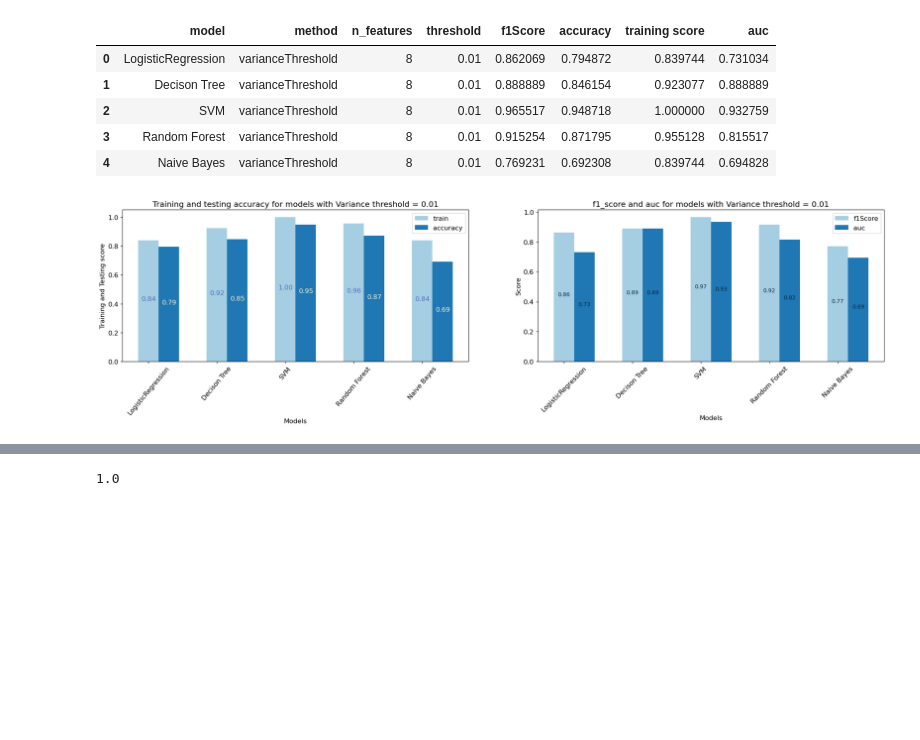
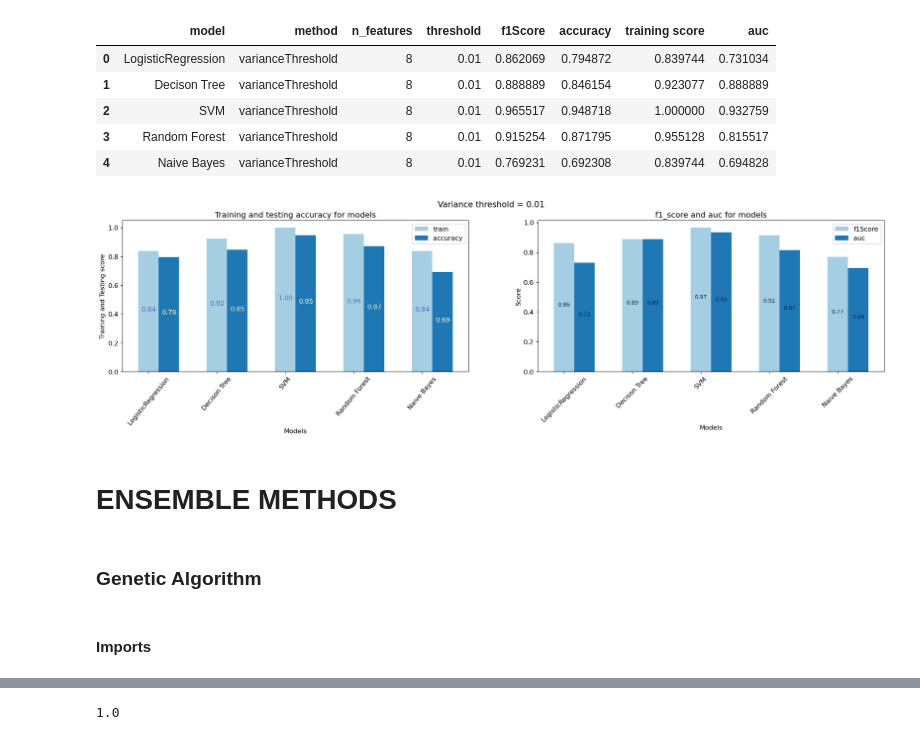
Before and after one commit to rlreshika/Parkinson-Disease-Prediction-using-Support-Vector-Classifier, a Jupyter notebook: main.ipynb, the cells around one changed output, grey strips where cells are left out. Cells and saved outputs as stored; diff of their text form; code cells hidden in the pictures; blank space fills up the shorter version.

Commit message:
Added genetic algorith and managed some cells

```diff
--- a/main.ipynb
+++ b/main.ipynb
@@ -483,7 +481,7 @@ df1.shape
 # %% [output]
 (5, 8)
 # %%
-def plotting(dataframe_,title1,title2):
+def plotting(dataframe_,title1,title2,supertitle):
 
     sns.set_palette("Paired") # This is for theming palette
     plt.figure(figsize=(25,5)) # Setting up the figure size
@@ -491,7 +489,7 @@ def plotting(dataframe_,title1,title2):
 
 
     plt.subplot(1,2,1) # First subplot
-
+    plt.suptitle(supertitle,fontsize=15)
 
     plt.bar(x,dataframe_["training score"],width=0.3,label="train") # Plotting the line graph for training score
     for index,values in zip(x,dataframe_["training score"]): # This is for adding text to the graph
@@ -567,6 +565,6 @@ df3
 | 3 | Random Forest | varianceThreshold | 8 | 0.01 | 0.915254 | 0.871795 | 0.955128 | 0.815517 |
 | 4 | Naive Bayes | varianceThreshold | 8 | 0.01 | 0.769231 | 0.692308 | 0.839744 | 0.694828 |
 # %%
-plotting(df3,title1 = "Training and testing accuracy for models with Variance threshold = 0.01",title2 = "f1_score and auc for models with Variance threshold = 0.01")
+plotting(df3,title1 = "Training and testing accuracy for models",title2 = "f1_score and auc for models",supertitle="Variance threshold = 0.01")
 # %% [output]
-[figure, old version]
+[figure, new version]
@@ -575,0 +571,6 @@ X = X.loc[:,feature].copy()
+# %% [markdown]
+# ENSEMBLE METHODS
+# %% [markdown]
+### Genetic Algorithm
+# %% [markdown]
+#### Imports
```
Also changed, not shown: parts of 45 cells of this notebook.
